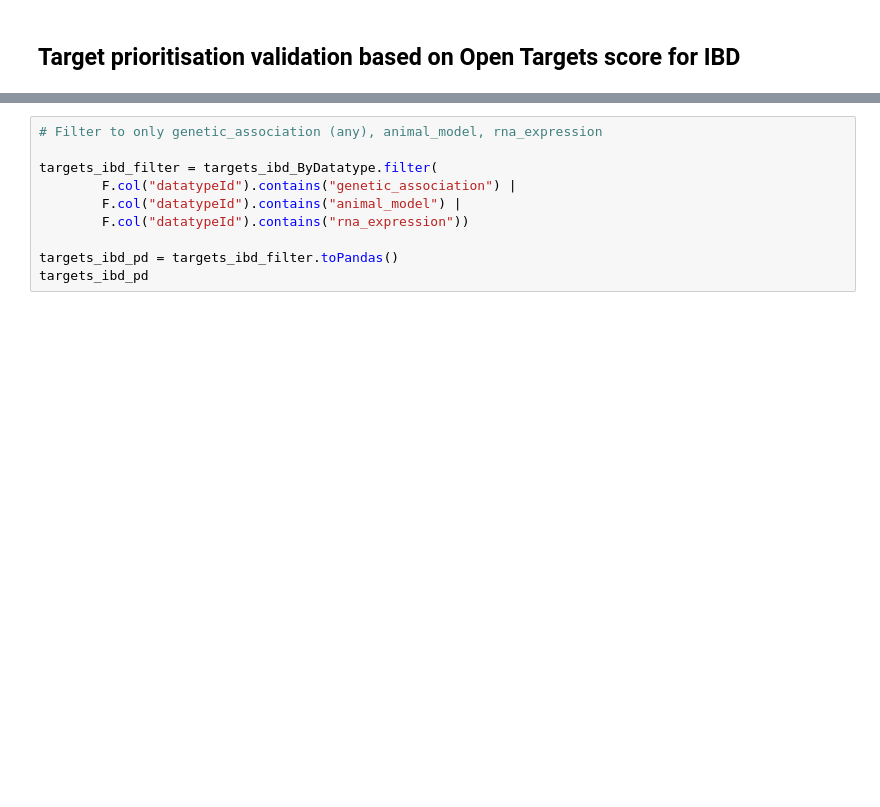
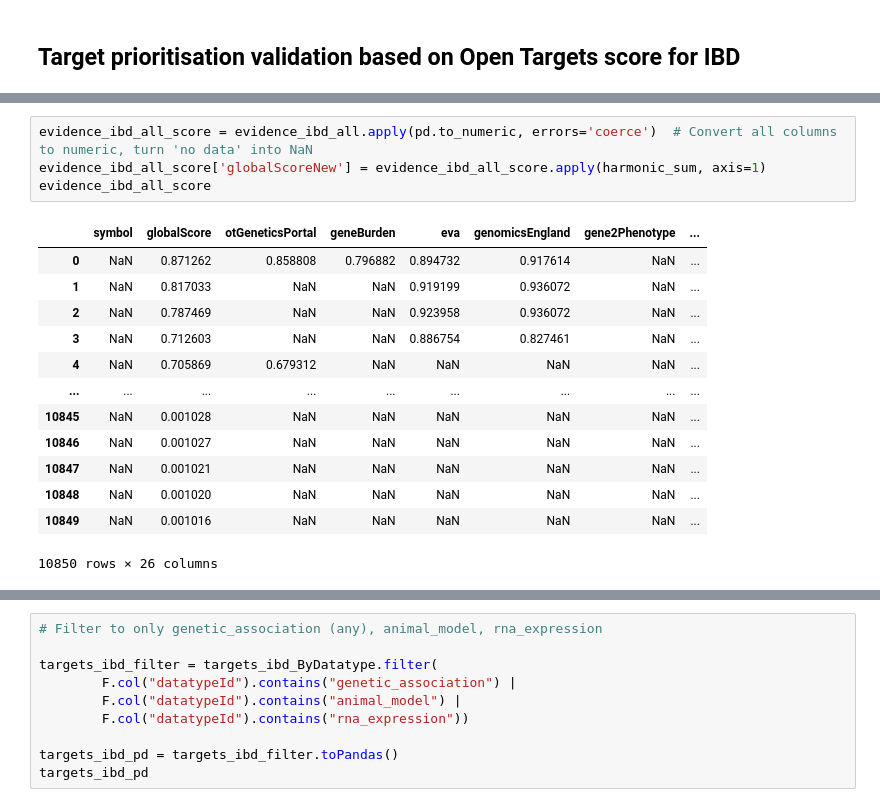
Before and after one commit to polrus/IBD_target_engine, a Jupyter notebook: mvp/data/data_parse.ipynb, the cells around one changed output, grey strips where cells are left out. Saved outputs shown, nothing was run; the diff lists cells and outputs as text; blank space fills up the shorter version.

```diff
--- a/mvp/data/data_parse.ipynb
+++ b/mvp/data/data_parse.ipynb
@@ -21,0 +118,18 @@ To adjust logging level use sc.setLogLevel(newLevel). For SparkR, use setLogLeve
+# %%
+evidence_ibd_all_score = evidence_ibd_all.apply(pd.to_numeric, errors='coerce')  # Convert all columns to numeric, turn 'no data' into NaN
+evidence_ibd_all_score['globalScoreNew'] = evidence_ibd_all_score.apply(harmonic_sum, axis=1)
+evidence_ibd_all_score
+# %% [output]
+|  | symbol | globalScore | otGeneticsPortal | geneBurden | eva | genomicsEngland | gene2Phenotype | ... |
+| 0 | NaN | 0.871262 | 0.858808 | 0.796882 | 0.894732 | 0.917614 | NaN | ... |
+| 1 | NaN | 0.817033 | NaN | NaN | 0.919199 | 0.936072 | NaN | ... |
+| 2 | NaN | 0.787469 | NaN | NaN | 0.923958 | 0.936072 | NaN | ... |
+| 3 | NaN | 0.712603 | NaN | NaN | 0.886754 | 0.827461 | NaN | ... |
+| 4 | NaN | 0.705869 | 0.679312 | NaN | NaN | NaN | NaN | ... |
+| ... | ... | ... | ... | ... | ... | ... | ... | ... |
+| 10845 | NaN | 0.001028 | NaN | NaN | NaN | NaN | NaN | ... |
+| 10846 | NaN | 0.001027 | NaN | NaN | NaN | NaN | NaN | ... |
+| 10847 | NaN | 0.001021 | NaN | NaN | NaN | NaN | NaN | ... |
+| 10848 | NaN | 0.001020 | NaN | NaN | NaN | NaN | NaN | ... |
+| 10849 | NaN | 0.001016 | NaN | NaN | NaN | NaN | NaN | ... |
+10850 rows × 26 columns
```
Also changed, not shown: parts of 19 cells of this notebook, 2 other files.
